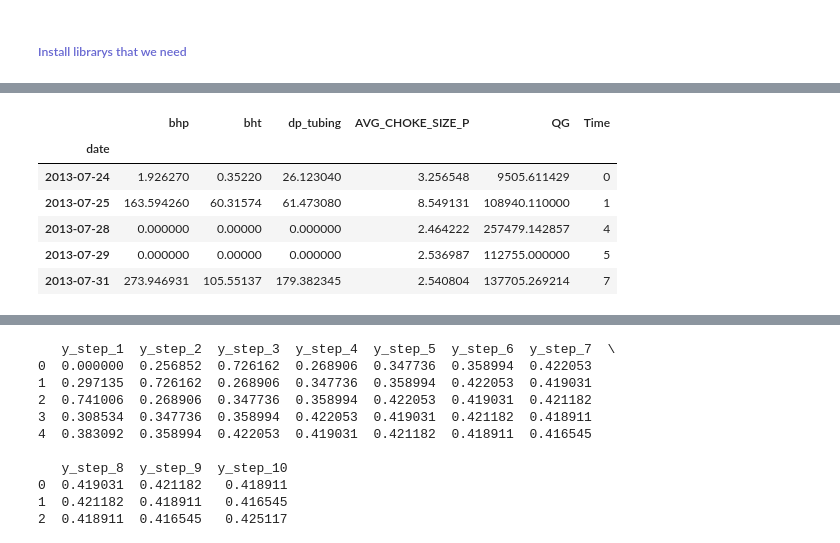
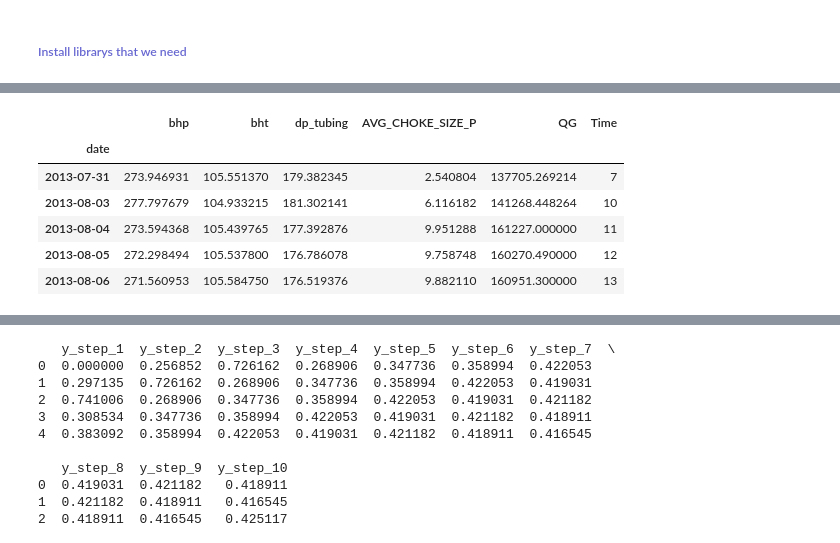
Before and after one commit to Mehrdad1010/ProductionForcasting_time-series-, a Jupyter notebook: hybrid model.ipynb, the cells around one changed output, grey strips where cells are left out. Saved outputs shown, nothing was run; the diff lists cells and outputs as text; code cells hidden in the pictures.

```diff
--- a/hybrid model.ipynb
+++ b/hybrid model.ipynb
@@ -23,32 +31,33 @@ tf.__version__
 # %%
 # read the orginal data from the csv file
 df1 = pd.read_csv("well2.csv")
 df1['date'] = pd.to_datetime(df1['date'], errors='coerce') #convert date column to datetime format
+df1 = df1[(df1["dp_tubing"] > 100) & (df1["bhp"] > 200) & (df1["bht"] > 80)]
 # =========================================
 # create a dummy date time with freq = 1D to see which days we have no data
 df = pd.DataFrame({
     'date': pd.date_range(start='2013-07-24', periods=1152, freq='D')
 })
 # =========================================
 # Merge on the 'date' column, using 'left' join to keep all dates from df1
 df = df.merge(df1, on='date', how='left')
 
 df = df[[
     "date", "bhp", "bht",
     "dp_tubing", "AVG_CHOKE_SIZE_P",
     "QG"]]
 df.set_index('date', inplace=True)
 df['Time'] = np.arange(len(df.index))
 df.dropna(inplace=True)
 df.head()
 # %% [output]
 |  | bhp | bht | dp_tubing | AVG_CHOKE_SIZE_P | QG | Time |
 | date |  |  |  |  |  |  |
-| 2013-07-24 | 1.926270 | 0.35220 | 26.123040 | 3.256548 | 9505.611429 | 0 |
-| 2013-07-25 | 163.594260 | 60.31574 | 61.473080 | 8.549131 | 108940.110000 | 1 |
-| 2013-07-28 | 0.000000 | 0.00000 | 0.000000 | 2.464222 | 257479.142857 | 4 |
-| 2013-07-29 | 0.000000 | 0.00000 | 0.000000 | 2.536987 | 112755.000000 | 5 |
-| 2013-07-31 | 273.946931 | 105.55137 | 179.382345 | 2.540804 | 137705.269214 | 7 |
+| 2013-07-31 | 273.946931 | 105.551370 | 179.382345 | 2.540804 | 137705.269214 | 7 |
+| 2013-08-03 | 277.797679 | 104.933215 | 181.302141 | 6.116182 | 141268.448264 | 10 |
+| 2013-08-04 | 273.594368 | 105.439765 | 177.392876 | 9.951288 | 161227.000000 | 11 |
+| 2013-08-05 | 272.298494 | 105.537800 | 176.786078 | 9.758748 | 160270.490000 | 12 |
+| 2013-08-06 | 271.560953 | 105.584750 | 176.519376 | 9.882110 | 160951.300000 | 13 |
 # %%
 def make_lags(ts, lags, lead_time=1):
     return pd.concat(
```
Also changed, not shown: parts of 4 cells of this notebook, 4 other files.
